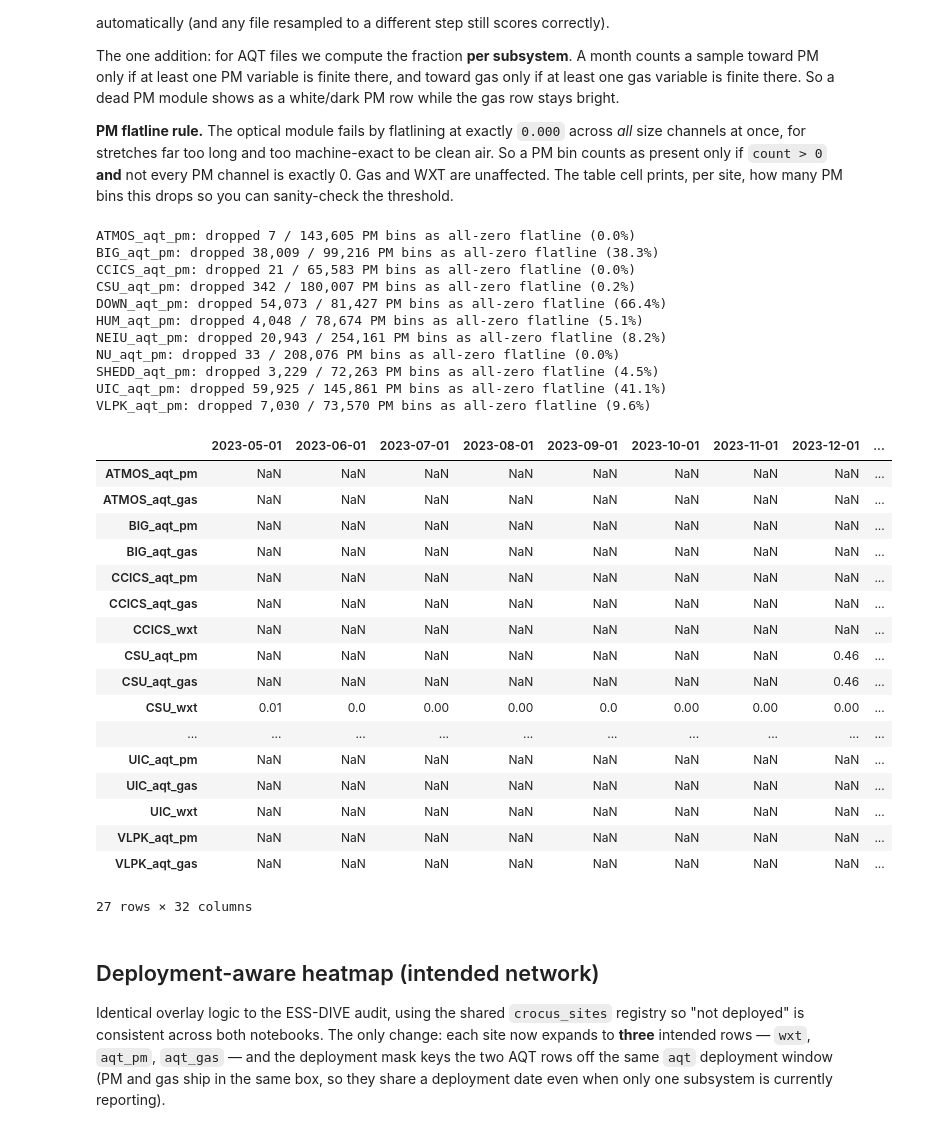
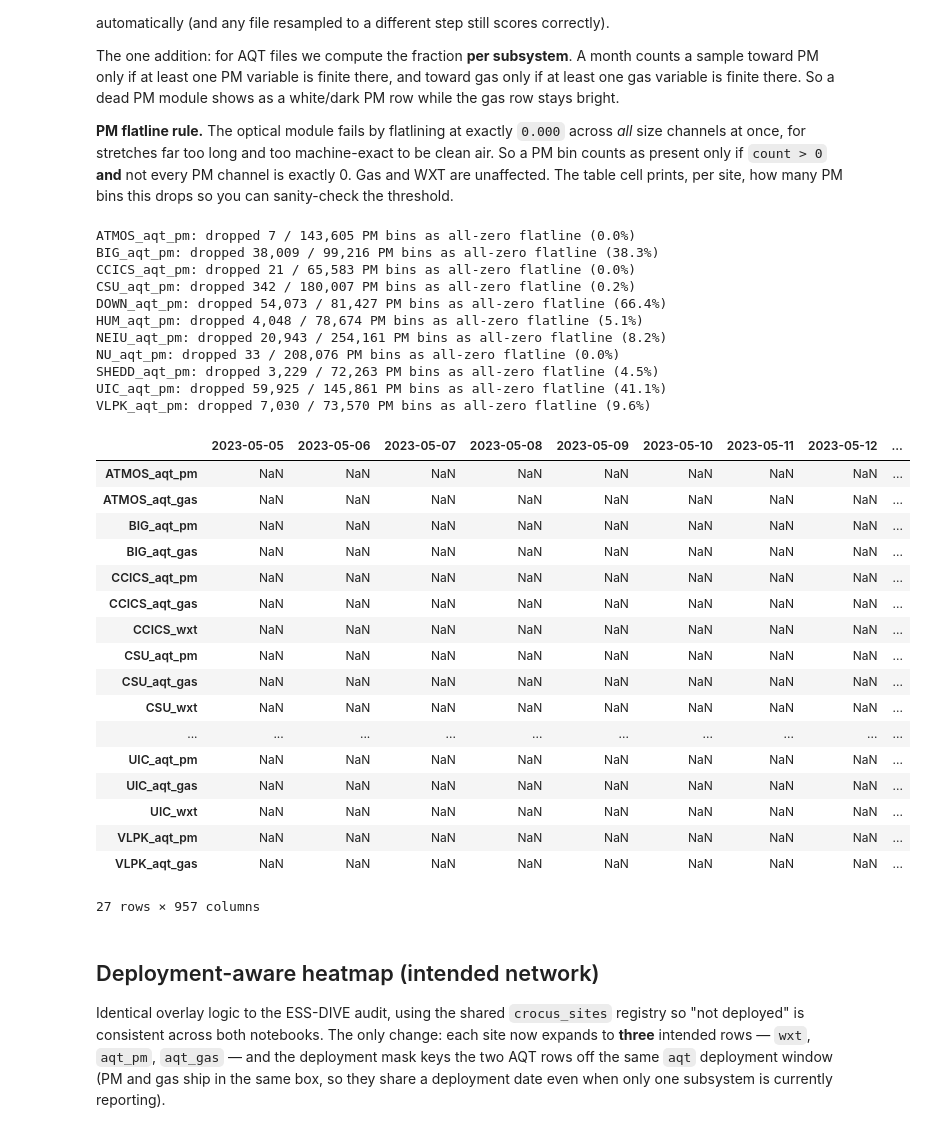
Before and after one commit to gregorywanderson/crocus, a Jupyter notebook: audit_sage_resampled.ipynb, the cells around one changed output. Drawn from its saved outputs; the diff is of its cells as text; code cells hidden in the pictures.

Commit message:
finer resolution coverage plot.

```diff
--- a/audit_sage_resampled.ipynb
+++ b/audit_sage_resampled.ipynb
@@ -130,16 +132,20 @@ and WXT are unaffected. The table cell prints, per site, how many PM bins this d
 can sanity-check the threshold.
 # %%
 def _frac_from_times(t):
-    """coverage fraction Series (index = month start) from a DatetimeIndex."""
+    """coverage fraction Series (index = day) from a DatetimeIndex.
+
+    Fraction = (real bins that day) / (bins a full day would hold at the
+    data's native step). A near-empty day reads near 0 (dark), a full day 1.
+    """
     if len(t) < 3:
         return None
     step_s = float(np.median(np.diff(t).astype("timedelta64[s]").astype(float)))
     if step_s <= 0:
         return None
-    counts = pd.Series(1, index=t).resample("MS").count()
-    secs_in_month = counts.index.to_series().apply(
-        lambda d: ((d + pd.offsets.MonthBegin(1)) - d).total_seconds())
-    return pd.Series(counts.values / (secs_in_month.values / step_s),
+    counts = pd.Series(1, index=t).resample("D").count()
+    secs_in_day = counts.index.to_series().apply(
+        lambda d: ((d + pd.Timedelta(days=1)) - d).total_seconds())
+    return pd.Series(counts.values / (secs_in_day.values / step_s),
                      index=counts.index)
 
 def _var_present(ds, v):
@@ -209,34 +215,34 @@ def coverage_table(archive_dir=ARCHIVEDIR, pattern=PATTERN):
                             print(f"{base}_pm: dropped {n_raw - len(t):,} / {n_raw:,} "
                                   f"PM bins as all-zero flatline ({pct:.1f}%)")
                     else:
                         t = _present_times(ds, groups[sub], drop_pm_flatline=drop)
                     fr = _frac_from_times(pd.DatetimeIndex(sorted(t)))
                     if fr is not None:
                         series[f"{base}_{sub}"] = fr
             else:
                 fr = _frac_from_times(pd.to_datetime(ds["time"].values))
                 if fr is not None:
                     series[base] = fr
     if not series:
         return pd.DataFrame()
     df = pd.DataFrame(series).T
     return df.reindex(sorted(df.columns), axis=1)
 
 cov = coverage_table()
 cov if cov.empty else cov.round(2)
 # %% [output]
 ATMOS_aqt_pm: dropped 7 / 143,605 PM bins as all-zero flatline (0.0%)
 BIG_aqt_pm: dropped 38,009 / 99,216 PM bins as all-zero flatline (38.3%)
 CCICS_aqt_pm: dropped 21 / 65,583 PM bins as all-zero flatline (0.0%)
 CSU_aqt_pm: dropped 342 / 180,007 PM bins as all-zero flatline (0.2%)
 DOWN_aqt_pm: dropped 54,073 / 81,427 PM bins as all-zero flatline (66.4%)
 HUM_aqt_pm: dropped 4,048 / 78,674 PM bins as all-zero flatline (5.1%)
 NEIU_aqt_pm: dropped 20,943 / 254,161 PM bins as all-zero flatline (8.2%)
 NU_aqt_pm: dropped 33 / 208,076 PM bins as all-zero flatline (0.0%)
 SHEDD_aqt_pm: dropped 3,229 / 72,263 PM bins as all-zero flatline (4.5%)
 UIC_aqt_pm: dropped 59,925 / 145,861 PM bins as all-zero flatline (41.1%)
 VLPK_aqt_pm: dropped 7,030 / 73,570 PM bins as all-zero flatline (9.6%)
-|  | 2023-05-01 | 2023-06-01 | 2023-07-01 | 2023-08-01 | 2023-09-01 | 2023-10-01 | 2023-11-01 | 2023-12-01 | ... |
+|  | 2023-05-05 | 2023-05-06 | 2023-05-07 | 2023-05-08 | 2023-05-09 | 2023-05-10 | 2023-05-11 | 2023-05-12 | ... |
 | ATMOS_aqt_pm | NaN | NaN | NaN | NaN | NaN | NaN | NaN | NaN | ... |
 | ATMOS_aqt_gas | NaN | NaN | NaN | NaN | NaN | NaN | NaN | NaN | ... |
 | BIG_aqt_pm | NaN | NaN | NaN | NaN | NaN | NaN | NaN | NaN | ... |
@@ -244,16 +250,16 @@ VLPK_aqt_pm: dropped 7,030 / 73,570 PM bins as all-zero flatline (9.6%)
 | CCICS_aqt_pm | NaN | NaN | NaN | NaN | NaN | NaN | NaN | NaN | ... |
 | CCICS_aqt_gas | NaN | NaN | NaN | NaN | NaN | NaN | NaN | NaN | ... |
 | CCICS_wxt | NaN | NaN | NaN | NaN | NaN | NaN | NaN | NaN | ... |
-| CSU_aqt_pm | NaN | NaN | NaN | NaN | NaN | NaN | NaN | 0.46 | ... |
-| CSU_aqt_gas | NaN | NaN | NaN | NaN | NaN | NaN | NaN | 0.46 | ... |
-| CSU_wxt | 0.01 | 0.0 | 0.00 | 0.00 | 0.0 | 0.00 | 0.00 | 0.00 | ... |
+| CSU_aqt_pm | NaN | NaN | NaN | NaN | NaN | NaN | NaN | NaN | ... |
+| CSU_aqt_gas | NaN | NaN | NaN | NaN | NaN | NaN | NaN | NaN | ... |
+| CSU_wxt | NaN | NaN | NaN | NaN | NaN | NaN | NaN | NaN | ... |
 | ... | ... | ... | ... | ... | ... | ... | ... | ... | ... |
 | UIC_aqt_pm | NaN | NaN | NaN | NaN | NaN | NaN | NaN | NaN | ... |
 | UIC_aqt_gas | NaN | NaN | NaN | NaN | NaN | NaN | NaN | NaN | ... |
 | UIC_wxt | NaN | NaN | NaN | NaN | NaN | NaN | NaN | NaN | ... |
 | VLPK_aqt_pm | NaN | NaN | NaN | NaN | NaN | NaN | NaN | NaN | ... |
 | VLPK_aqt_gas | NaN | NaN | NaN | NaN | NaN | NaN | NaN | NaN | ... |
-27 rows × 32 columns
+27 rows × 957 columns
 # %% [markdown]
 ## Deployment-aware heatmap (intended network)
 
```
Also changed, not shown: parts of 4 cells of this notebook.
